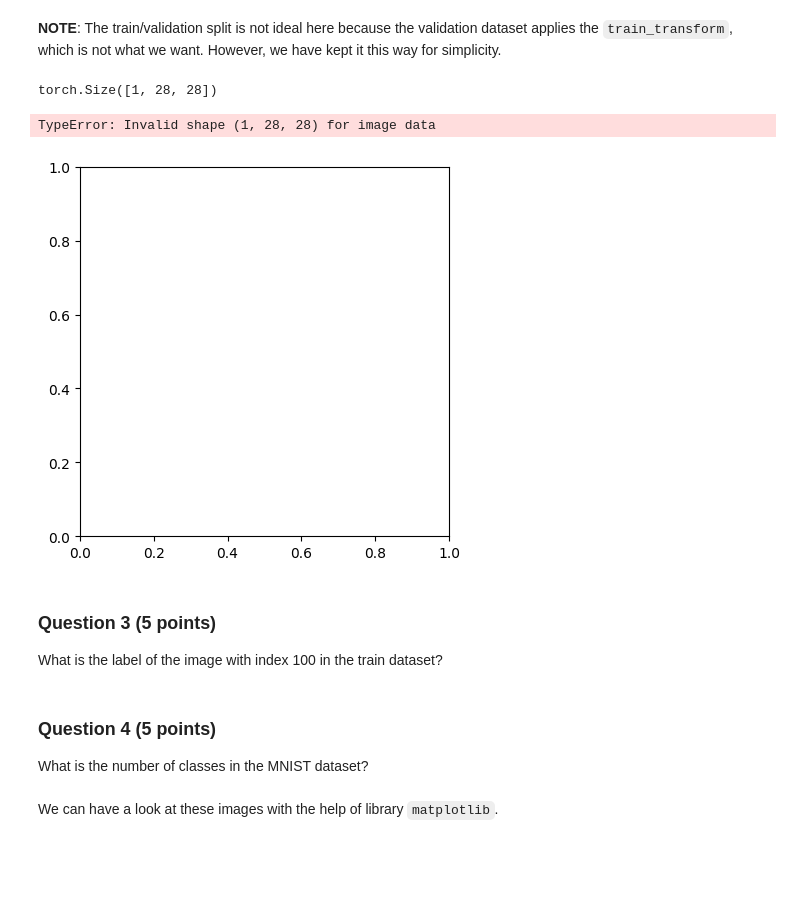
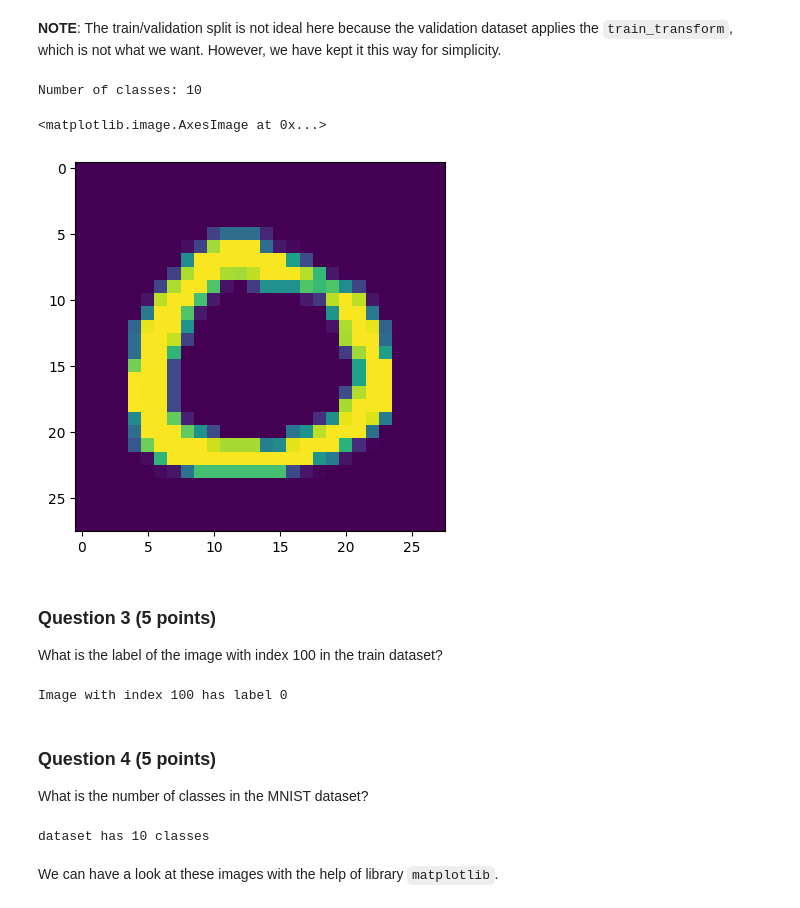
Before and after one commit to zhangwenhe1007/CPSC483, a Jupyter notebook: colab1.ipynb, the cells around one changed output. Drawn from its saved outputs; the diff is of its cells as text; code cells hidden in the pictures; blank space fills up the shorter version.

```diff
--- a/colab1.ipynb
+++ b/colab1.ipynb
@@ -378,19 +378,18 @@ Number of training examples: 10000
 Number of testing examples: 10000
 # %% [markdown]
 **NOTE**: The train/validation split is not ideal here because the validation dataset applies the `train_transform`, which is not what we want. However, we have kept it this way for simplicity.
-# %%
-import matplotlib.pyplot as plt
-
-print(train_data[0][0][0].size())
-
-fig, ax = plt.subplots()
-im = ax.imshow(train_data[0][0])
-fig.tight_layout()
-plt.show()
-# %% [output]
-torch.Size([1, 28, 28])
-TypeError: Invalid shape (1, 28, 28) for image data
-[figure, removed]
+# %%
+import matplotlib.pyplot as plt
+
+num_train_classes = len(torch.unique(train_data.dataset.targets[train_data.indices]))
+print(f'Number of classes: {num_train_classes}')
+
+fig = plt.figure()
+plt.imshow(train_data[100][0][0])
+# %% [output]
+Number of classes: 10
+<matplotlib.image.AxesImage at 0x...>
+[figure, added]
 # %% [markdown]
 ### Question 3 (5 points)
 
@@ -405,7 +404,7 @@ def get_image_label(dataset, idx):
 
   ############# Your code here ############
   ## (~1 line of code)
-  label =
+  label = dataset[idx][1]
 
   #########################################
 
@@ -414,6 +413,8 @@ def get_image_label(dataset, idx):
 idx = 100
 label = get_image_label(train_data, idx)
 print('Image with index {} has label {}'.format(idx, label))
+# %% [output]
+Image with index 100 has label 0
 # %% [markdown]
 ### Question 4 (5 points)
 
@@ -427,6 +428,7 @@ def get_num_classes(dataset):
 
   ############# Your code here ############
   ## (~1 line of code)
+  num_classes = len(torch.unique(dataset.targets if hasattr(dataset, 'targets') else dataset.dataset.targets[dataset.indices]))
 
   #########################################
 
@@ -434,6 +436,8 @@ def get_num_classes(dataset):
 
 num_classes = get_num_classes(train_data)
 print("dataset has {} classes".format(num_classes))
+# %% [output]
+dataset has 10 classes
 # %% [markdown]
 We can have a look at these images with the help of library `matplotlib`.
 # %%
```
Also changed, not shown: parts of 7 cells of this notebook.
